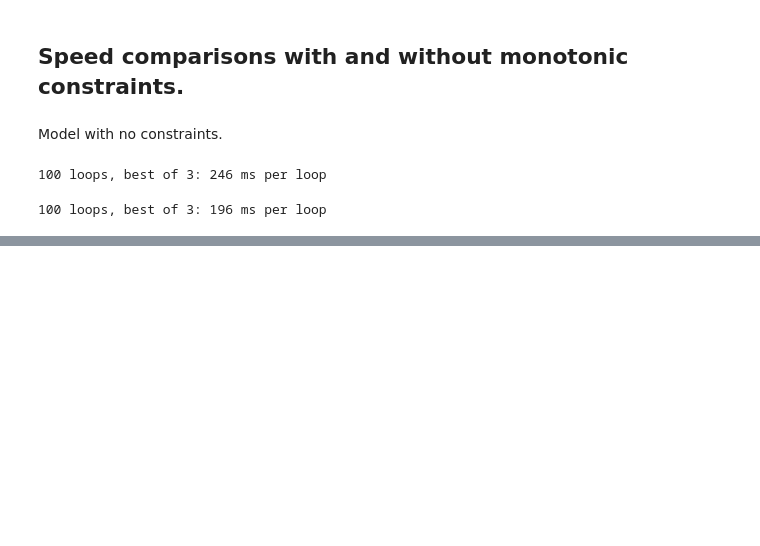
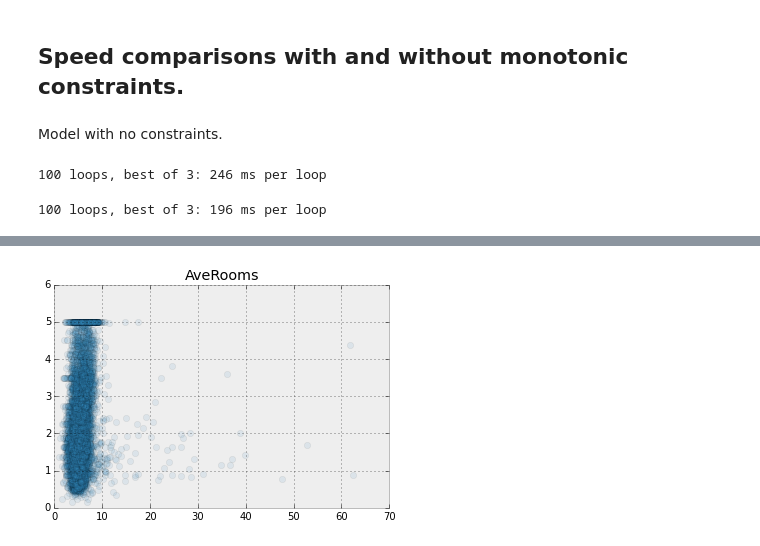
Before and after one commit to madrury/xgboost-monotonic-testing, a Jupyter notebook: xgboost-monotonic-testing.ipynb, the cells around one changed output, grey strips where cells are left out. Saved outputs shown, nothing was run; the diff lists cells and outputs as text; code cells hidden in the pictures; blank space fills up the shorter version.

```diff
--- a/xgboost-monotonic-testing.ipynb
+++ b/xgboost-monotonic-testing.ipynb
@@ -196,0 +224,4 @@ model_with_constraints = xgb.train(params_constrained, dtrain,
+# %%
+scatter_plot_feature(X_train, cal_housing.feature_names, 'AveRooms', y_train)
+# %% [output]
+[figure, added]
```
Also changed, not shown: parts of 14 cells of this notebook.
